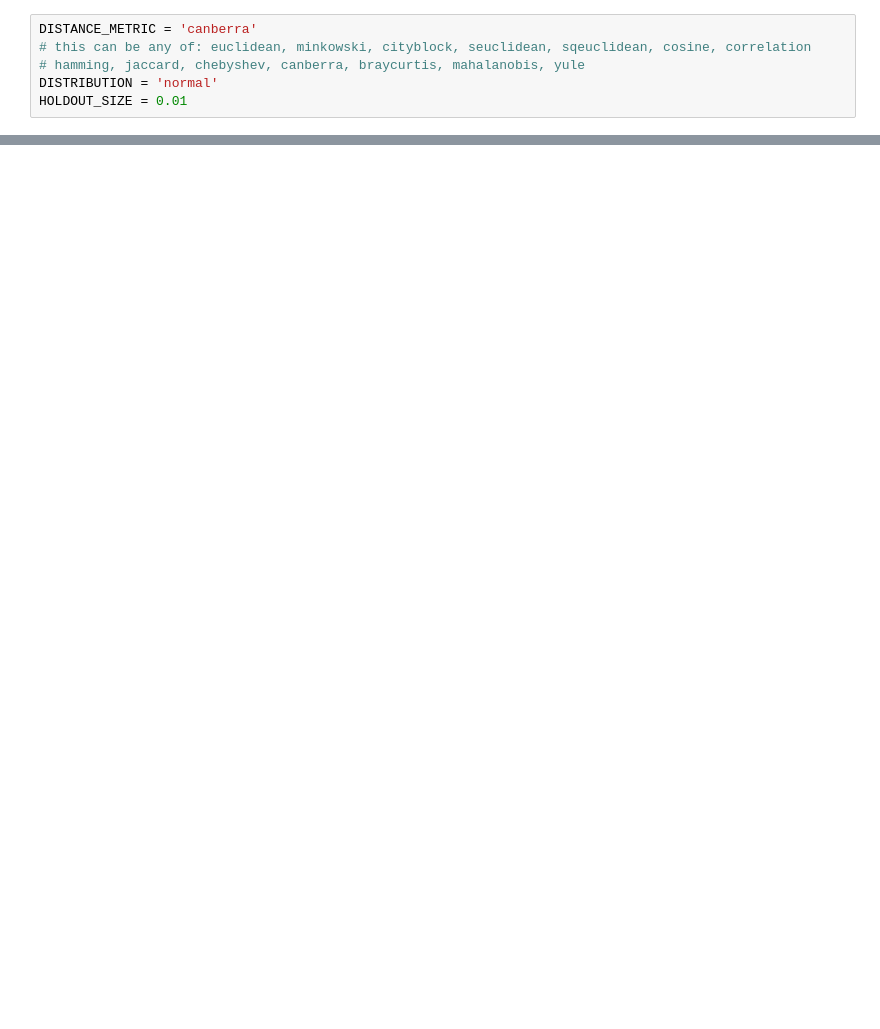
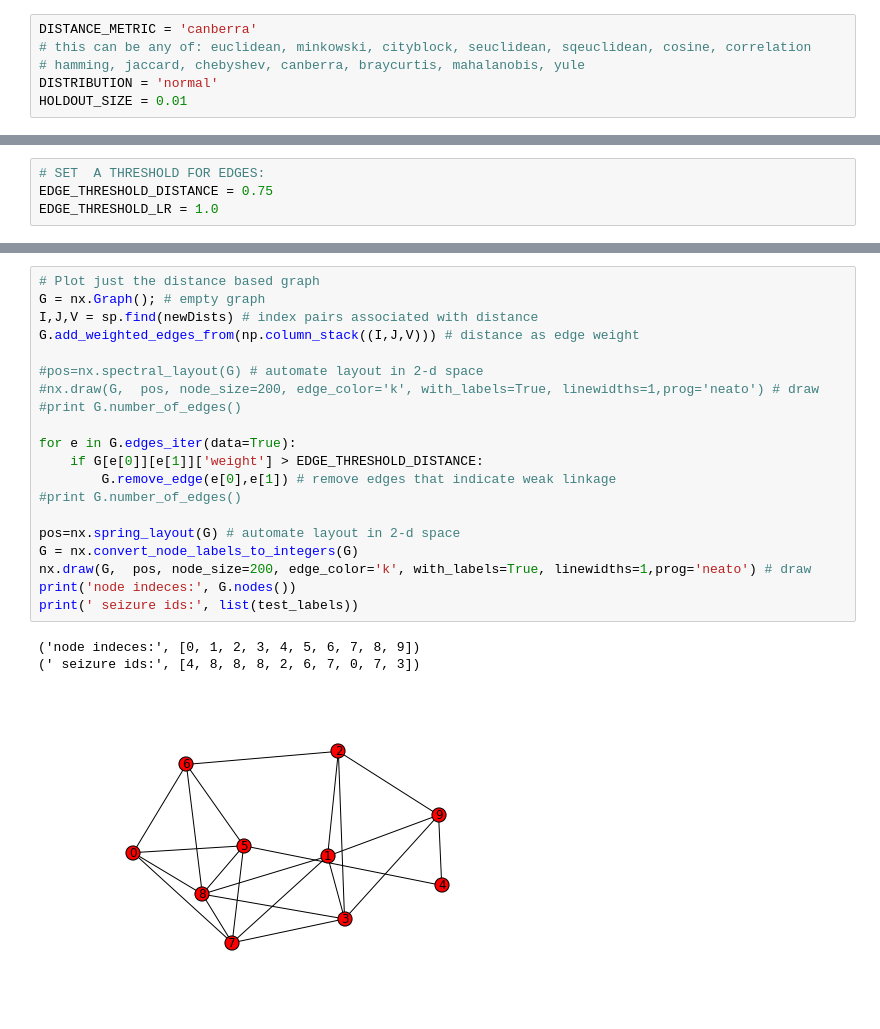
Before and after one commit to mlopatka/scoreLRgraphs, a Jupyter notebook: score_LR_demo.ipynb, the cells around one changed output, grey strips where cells are left out. Drawn from its saved outputs; the diff is of its cells as text; blank space fills up the shorter version.

```diff
--- a/score_LR_demo.ipynb
+++ b/score_LR_demo.ipynb
@@ -217,0 +260,4 @@ nx.draw_networkx(G2, node_size=200, edge_color='k', with_labels=True, linewidths
+# %%
+# SET  A THRESHOLD FOR EDGES:
+EDGE_THRESHOLD_DISTANCE = 0.75
+EDGE_THRESHOLD_LR = 1.0
@@ -217,0 +271,24 @@ nx.draw_networkx(G2, node_size=200, edge_color='k', with_labels=True, linewidths
+# %%
+# Plot just the distance based graph
+G = nx.Graph(); # empty graph
+I,J,V = sp.find(newDists) # index pairs associated with distance
+G.add_weighted_edges_from(np.column_stack((I,J,V))) # distance as edge weight
+
+#pos=nx.spectral_layout(G) # automate layout in 2-d space
+#nx.draw(G,  pos, node_size=200, edge_color='k', with_labels=True, linewidths=1,prog='neato') # draw
+#print G.number_of_edges()
+
+for e in G.edges_iter(data=True):
+    if G[e[0]][e[1]]['weight'] > EDGE_THRESHOLD_DISTANCE:
+        G.remove_edge(e[0],e[1]) # remove edges that indicate weak linkage
+#print G.number_of_edges()
+
+pos=nx.spring_layout(G) # automate layout in 2-d space
+G = nx.convert_node_labels_to_integers(G)
+nx.draw(G,  pos, node_size=200, edge_color='k', with_labels=True, linewidths=1,prog='neato') # draw
+print('node indeces:', G.nodes())
+print(' seizure ids:', list(test_labels))
+# %% [output]
+('node indeces:', [0, 1, 2, 3, 4, 5, 6, 7, 8, 9])
+(' seizure ids:', [4, 8, 8, 8, 2, 6, 7, 0, 7, 3])
+[figure, added]
```
Also changed, not shown: parts of 30 cells of this notebook, 7 other files.
